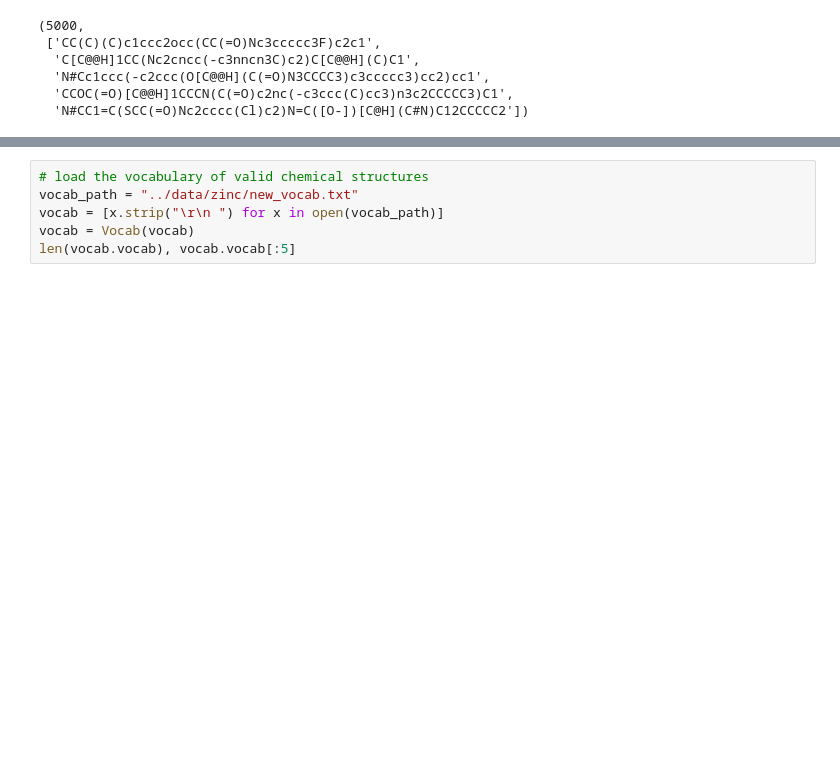
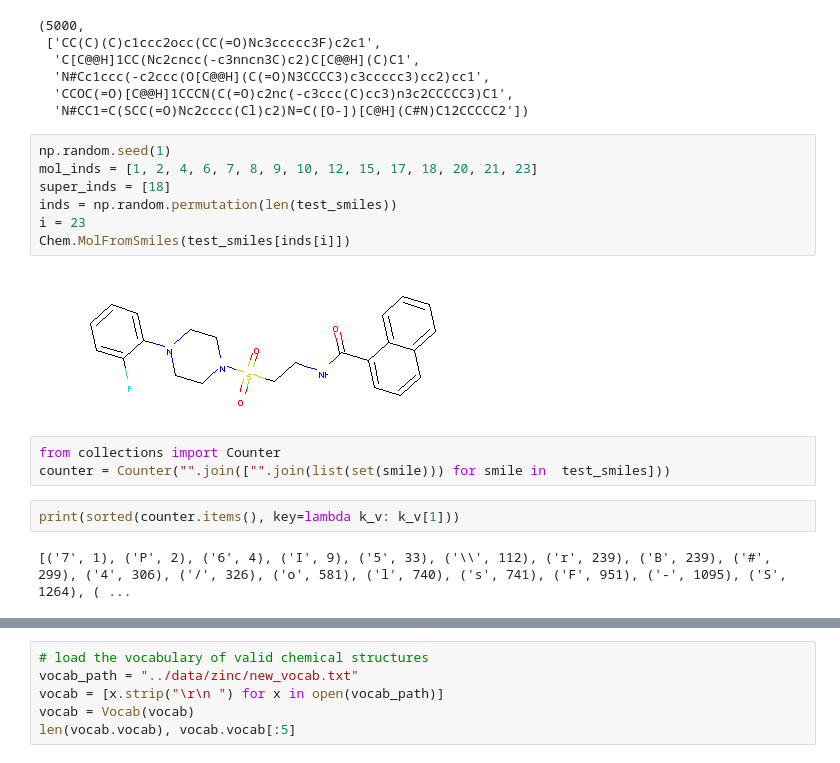
Before and after one commit to yyctamu/CHEMIR, a Jupyter notebook: jtvae/notebooks/mol_rec.ipynb, the cells around one changed output, grey strips where cells are left out. Saved outputs shown, nothing was run; the diff lists cells and outputs as text; blank space fills up the shorter version.

Commit message:
Structure counts

```diff
--- a/jtvae/notebooks/mol_rec.ipynb
+++ b/jtvae/notebooks/mol_rec.ipynb
@@ -70,3 +70,19 @@ len(test_smiles), test_smiles[:5]
   'N#Cc1ccc(-c2ccc(O[C@@H](C(=O)N3CCCC3)c3ccccc3)cc2)cc1',
   'CCOC(=O)[C@@H]1CCCN(C(=O)c2nc(-c3ccc(C)cc3)n3c2CCCCC3)C1',
   'N#CC1=C(SCC(=O)Nc2cccc(Cl)c2)N=C([O-])[C@H](C#N)C12CCCCC2'])
+# %%
+np.random.seed(1)
+mol_inds = [1, 2, 4, 6, 7, 8, 9, 10, 12, 15, 17, 18, 20, 21, 23]
+super_inds = [18]
+inds = np.random.permutation(len(test_smiles))
+i = 23
+Chem.MolFromSmiles(test_smiles[inds[i]])
+# %% [output]
+[figure, added]
+# %%
+from collections import Counter
+counter = Counter("".join(["".join(list(set(smile))) for smile in  test_smiles]))
+# %%
+print(sorted(counter.items(), key=lambda k_v: k_v[1]))
+# %% [output]
+[('7', 1), ('P', 2), ('6', 4), ('I', 9), ('5', 33), ('\\', 112), ('r', 239), ('B', 239), ('#', 299), ('4', 306), ('/', 326), ('o', 581), ('l', 740), ('s', 741), ('F', 951), ('-', 1095), ('S', 1264), ( ...
```
Also changed, not shown: parts of 10 cells of this notebook, 1 other file.
